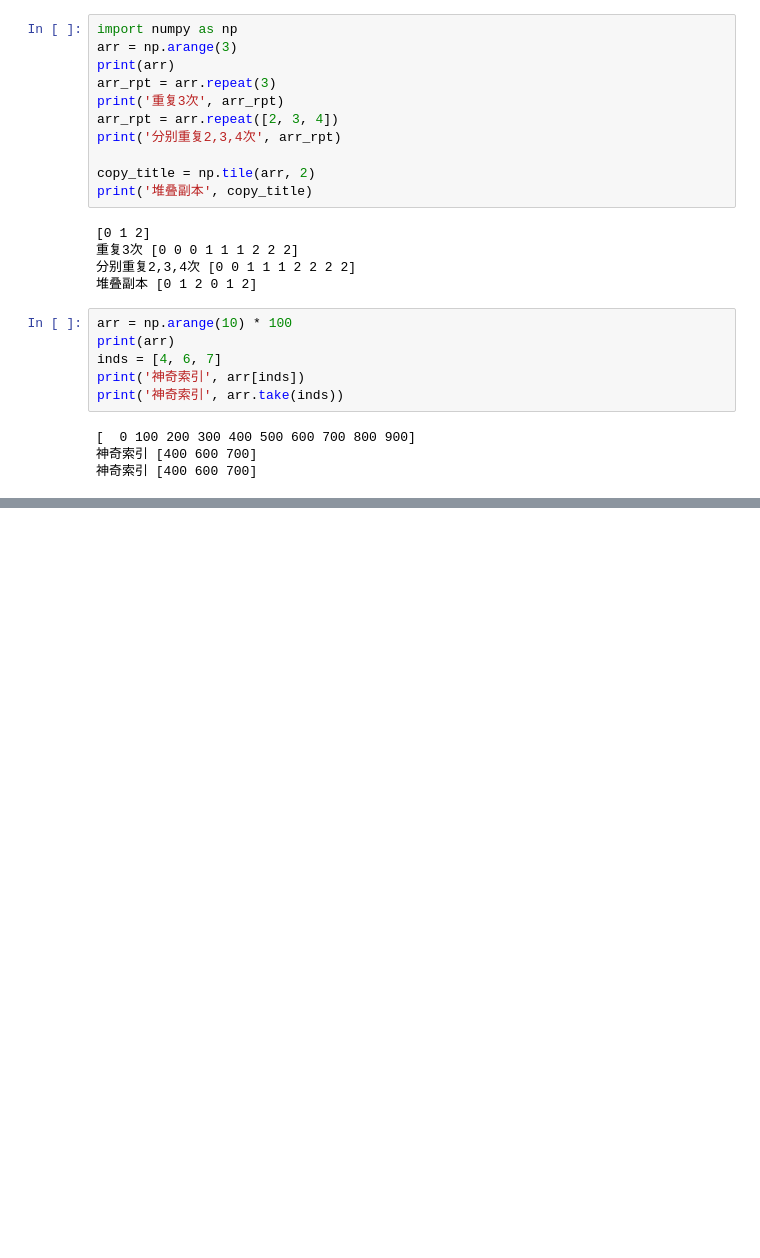
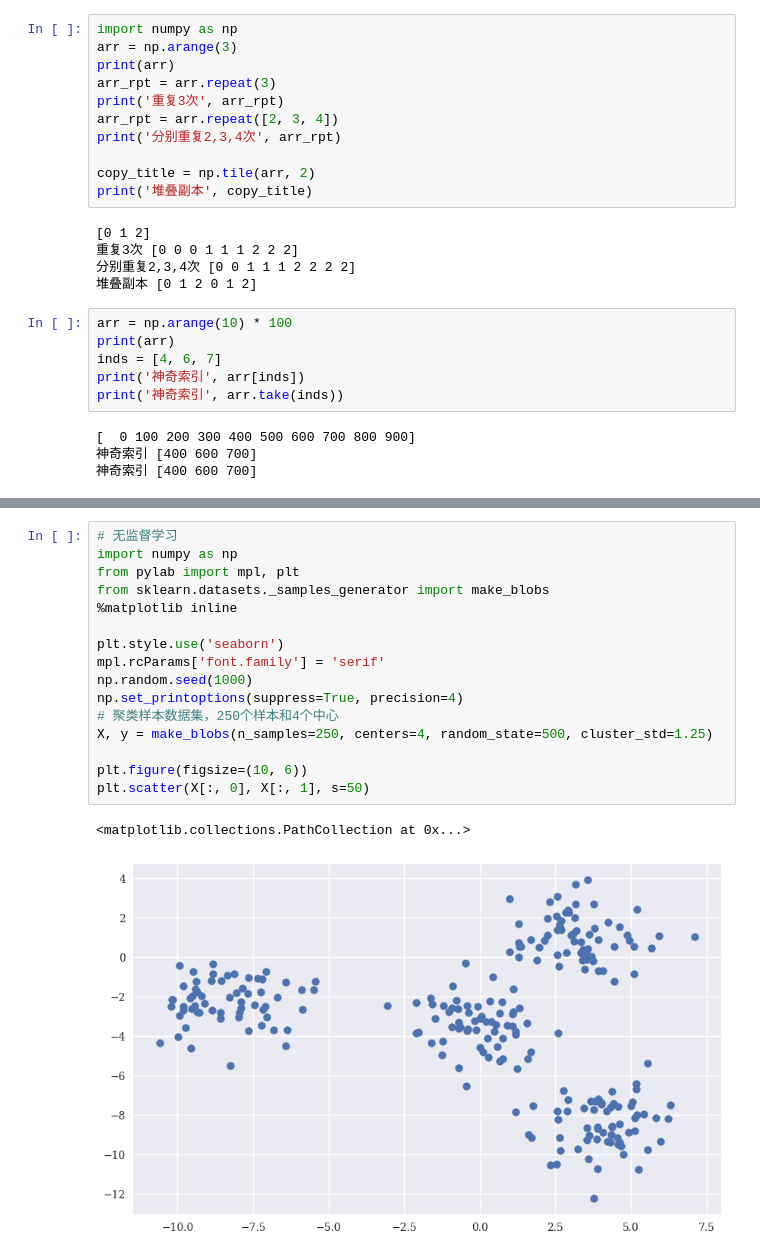
Before and after one commit to eastyell/study_python, a Jupyter notebook: study.ipynb, the cells around one changed output, grey strips where cells are left out. Drawn from its saved outputs; the diff is of its cells as text; blank space fills up the shorter version.

```diff
--- a/study.ipynb
+++ b/study.ipynb
@@ -1568,0 +1726,19 @@ print('神奇索引', arr.take(inds))
+# %%
+# 无监督学习
+import numpy as np
+from pylab import mpl, plt
+from sklearn.datasets._samples_generator import make_blobs
+%matplotlib inline
+
+plt.style.use('seaborn')
+mpl.rcParams['font.family'] = 'serif'
+np.random.seed(1000)
+np.set_printoptions(suppress=True, precision=4)
+# 聚类样本数据集，250个样本和4个中心
+X, y = make_blobs(n_samples=250, centers=4, random_state=500, cluster_std=1.25)
+
+plt.figure(figsize=(10, 6))
+plt.scatter(X[:, 0], X[:, 1], s=50)
+# %% [output]
+<matplotlib.collections.PathCollection at 0x...>
+[figure, added]
```
Also changed, not shown: parts of 11 cells of this notebook.
